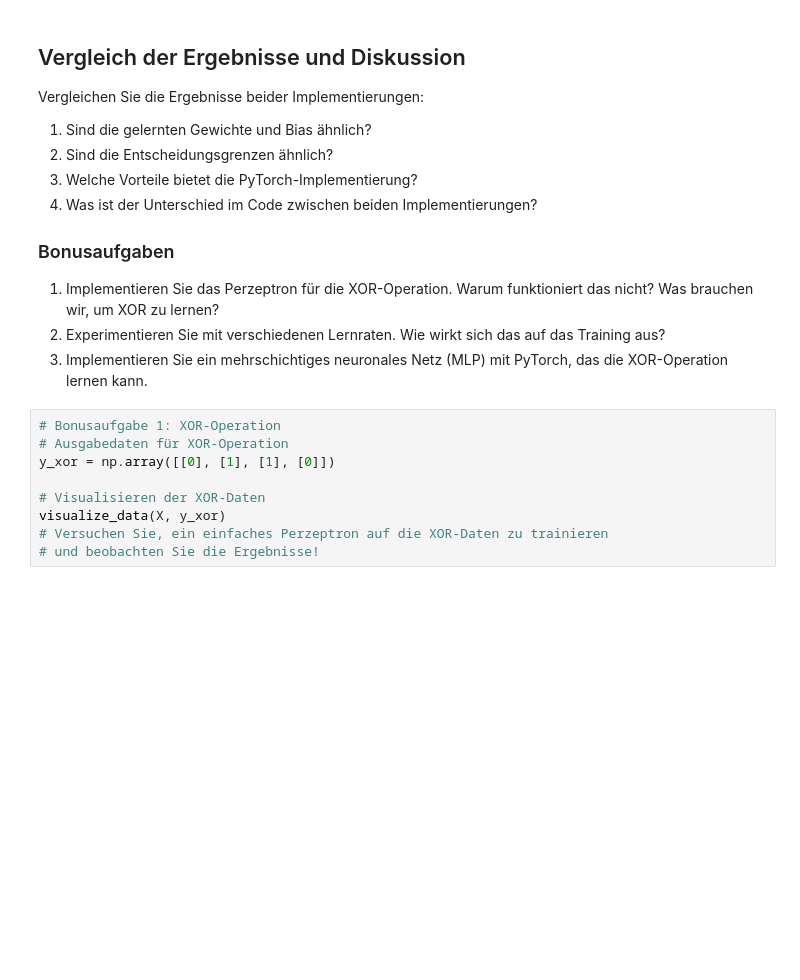
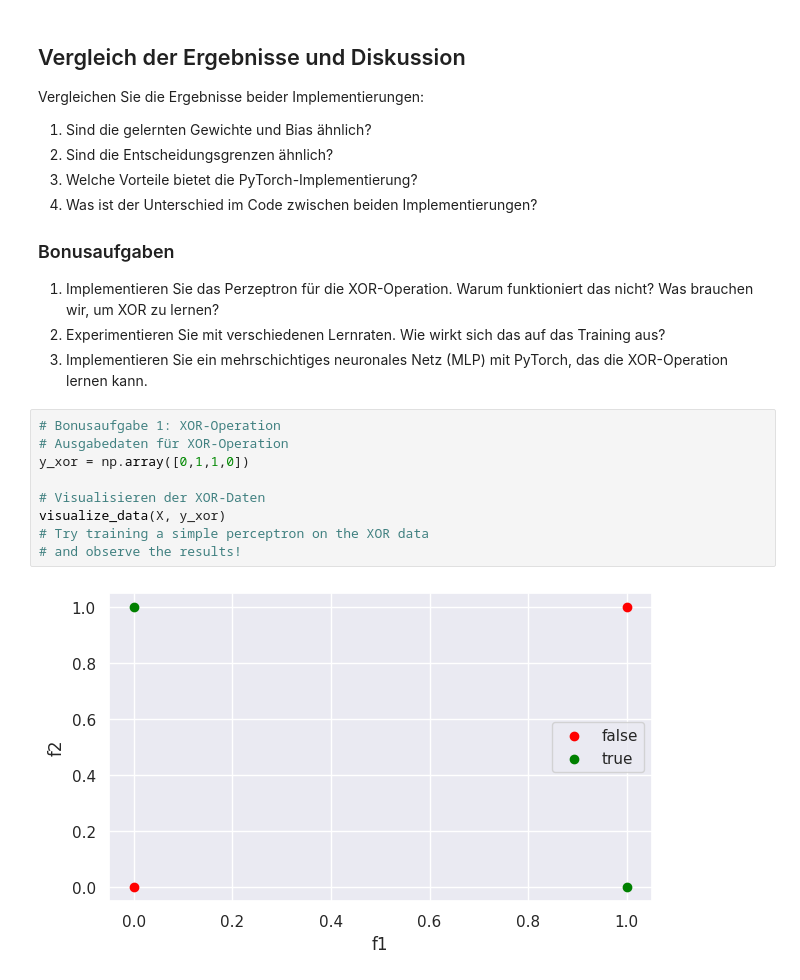
Before and after one commit to reyyanq/EiDL-Ubung, a Jupyter notebook: Exercise_01/perceptron.ipynb, the cells around one changed output. Drawn from its saved outputs; the diff is of its cells as text; blank space fills up the shorter version.

```diff
--- a/Exercise_01/perceptron.ipynb
+++ b/Exercise_01/perceptron.ipynb
@@ -413,9 +510,11 @@ Vergleichen Sie die Ergebnisse beider Implementierungen:
 # %%
 # Bonusaufgabe 1: XOR-Operation
 # Ausgabedaten für XOR-Operation
-y_xor = np.array([[0], [1], [1], [0]])
+y_xor = np.array([0,1,1,0])
 
 # Visualisieren der XOR-Daten
 visualize_data(X, y_xor)
-# Versuchen Sie, ein einfaches Perzeptron auf die XOR-Daten zu trainieren
-# und beobachten Sie die Ergebnisse!
+# Try training a simple perceptron on the XOR data
+# and observe the results!
+# %% [output]
+[figure, added]
```
Also changed, not shown: parts of 15 cells of this notebook.
